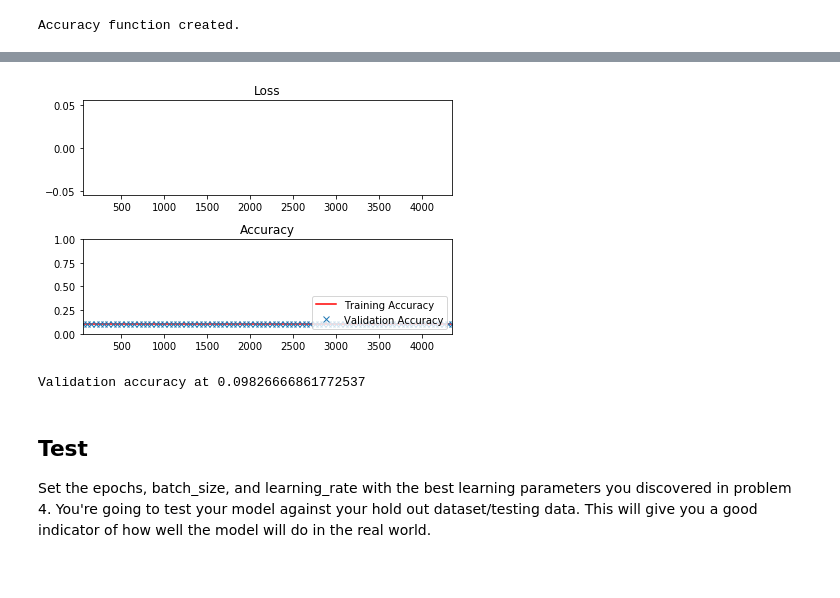
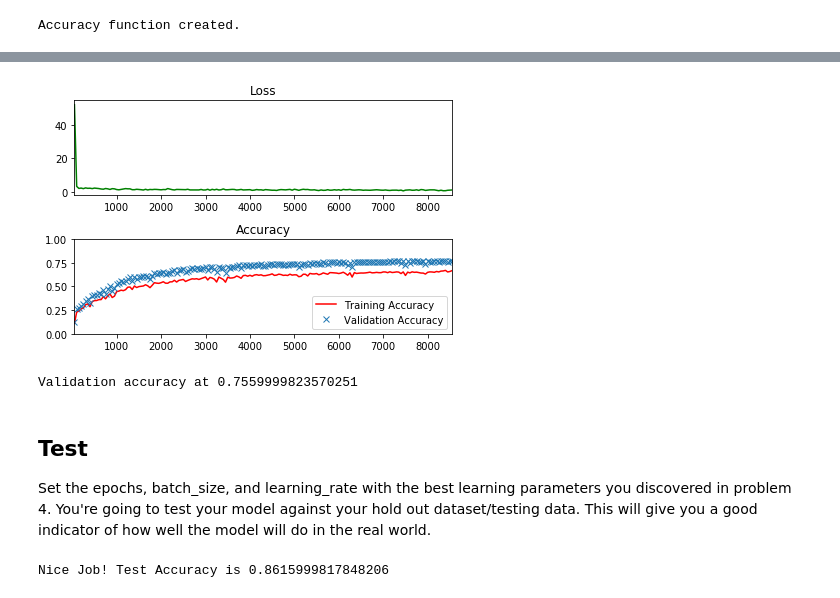
Before and after one commit to lisaljl/RoboND-DNN-Lab, a Jupyter notebook: DNN_lab.ipynb, the cells around one changed output, grey strips where cells are left out. Cells and saved outputs as stored; diff of their text form; code cells hidden in the pictures.

```diff
--- a/DNN_lab.ipynb
+++ b/DNN_lab.ipynb
@@ -254,7 +254,7 @@ features_count = 784
 labels_count = 10
 
 # TODO: Set the hidden layer width. You can try different widths for different layers and experiment.
-hidden_layer_width = 1
+hidden_layer_width = 30
 
 # TODO: Set the features, labels, and keep_prob tensors
 features = tf.placeholder(tf.float32, [None, features_count])
@@ -336,9 +336,9 @@ You have another hyperparameter to tune now, however. Set the value for keep_pro
 # %%
 # TODO: Find the best parameters for each configuration
 epochs = 3
-batch_size = 100
+batch_size = 50
 learning_rate = 0.1
-keep_probability = None
+keep_probability = 0.8
 
 
 
@@ -385,43 +385,43 @@ with tf.Session() as session:
                 validation_accuracy = session.run(accuracy, feed_dict={features: valid_features,
                                                                      labels: valid_labels, keep_prob: 1.0})
 
                 # Log batches
                 previous_batch = batches[-1] if batches else 0
                 batches.append(log_batch_step + previous_batch)
                 loss_batch.append(l)
                 train_acc_batch.append(training_accuracy)
                 valid_acc_batch.append(validation_accuracy)
 
         # Check accuracy against Validation data
         validation_accuracy = session.run(accuracy, feed_dict={features: valid_features,
                                                                      labels: valid_labels, keep_prob: 1.0})
 
 loss_plot = plt.subplot(211)
 loss_plot.set_title('Loss')
 loss_plot.plot(batches, loss_batch, 'g')
 loss_plot.set_xlim([batches[0], batches[-1]])
 acc_plot = plt.subplot(212)
 acc_plot.set_title('Accuracy')
 acc_plot.plot(batches, train_acc_batch, 'r', label='Training Accuracy')
 acc_plot.plot(batches, valid_acc_batch, 'x', label='Validation Accuracy')
 acc_plot.set_ylim([0, 1.0])
 acc_plot.set_xlim([batches[0], batches[-1]])
 acc_plot.legend(loc=4)
 plt.tight_layout()
 plt.show()
 
 print('Validation accuracy at {}'.format(validation_accuracy))
 # %% [output]
-[figure, old version]
+[figure, new version]
-Validation accuracy at 0.09826666861772537
+Validation accuracy at 0.7559999823570251
 # %% [markdown]
 ## Test
 Set the epochs, batch_size, and learning_rate with the best learning parameters you discovered in problem 4.  You're going to test your model against your hold out dataset/testing data.  This will give you a good indicator of how well the model will do in the real world.
 # %%
 # TODO: Set the epochs, batch_size, and learning_rate with the best parameters from problem 4
-epochs = None
-batch_size = None
-learning_rate = None
+epochs = 3
+batch_size = 50
+learning_rate = 0.1
 
 
 
@@ -454,3 +454,5 @@ with tf.Session() as session:
                                                                      labels: test_labels, keep_prob: 1.0})
 
 print('Nice Job! Test Accuracy is {}'.format(test_accuracy))
+# %% [output]
+Nice Job! Test Accuracy is 0.8615999817848206
```
